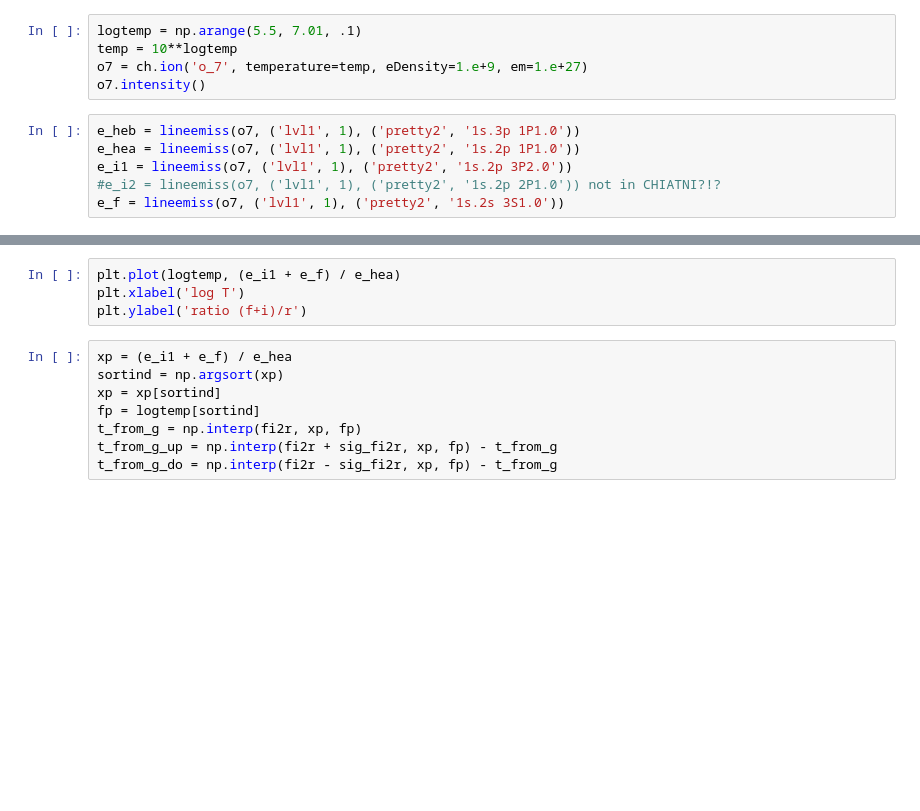
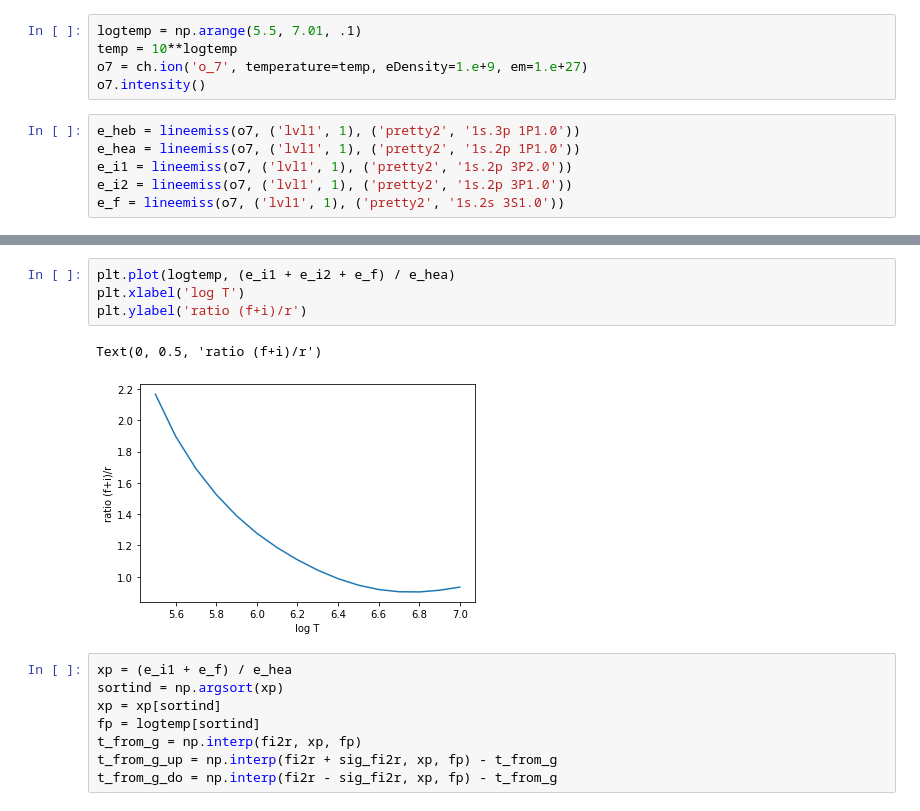
Before and after one commit to hamogu/TWHya, a Jupyter notebook: X-rayvariability.ipynb, the cells around one changed output, grey strips where cells are left out. Cells and saved outputs as stored; diff of their text form; blank space fills up the shorter version.

```diff
--- a/X-rayvariability.ipynb
+++ b/X-rayvariability.ipynb
@@ -373,7 +691,7 @@ o7.intensity()
 e_heb = lineemiss(o7, ('lvl1', 1), ('pretty2', '1s.3p 1P1.0'))
 e_hea = lineemiss(o7, ('lvl1', 1), ('pretty2', '1s.2p 1P1.0'))
 e_i1 = lineemiss(o7, ('lvl1', 1), ('pretty2', '1s.2p 3P2.0'))
-#e_i2 = lineemiss(o7, ('lvl1', 1), ('pretty2', '1s.2p 2P1.0')) not in CHIATNI?!?
+e_i2 = lineemiss(o7, ('lvl1', 1), ('pretty2', '1s.2p 3P1.0'))
 e_f = lineemiss(o7, ('lvl1', 1), ('pretty2', '1s.2s 3S1.0'))
 # %%
 plt.plot(logtemp, e_hea / e_heb)
@@ -382,7 +703,10 @@ plt.ylabel('ratio Ly$\\alpha$/Ly$\\beta$')
 # %%
-plt.plot(logtemp, (e_i1 + e_f) / e_hea)
+plt.plot(logtemp, (e_i1 + e_i2 + e_f) / e_hea)
 plt.xlabel('log T')
 plt.ylabel('ratio (f+i)/r')
+# %% [output]
+Text(0, 0.5, 'ratio (f+i)/r')
+[figure, added]
 # %%
 xp = (e_i1 + e_f) / e_hea
 sortind = np.argsort(xp)
```
Also changed, not shown: parts of 50 cells of this notebook.
